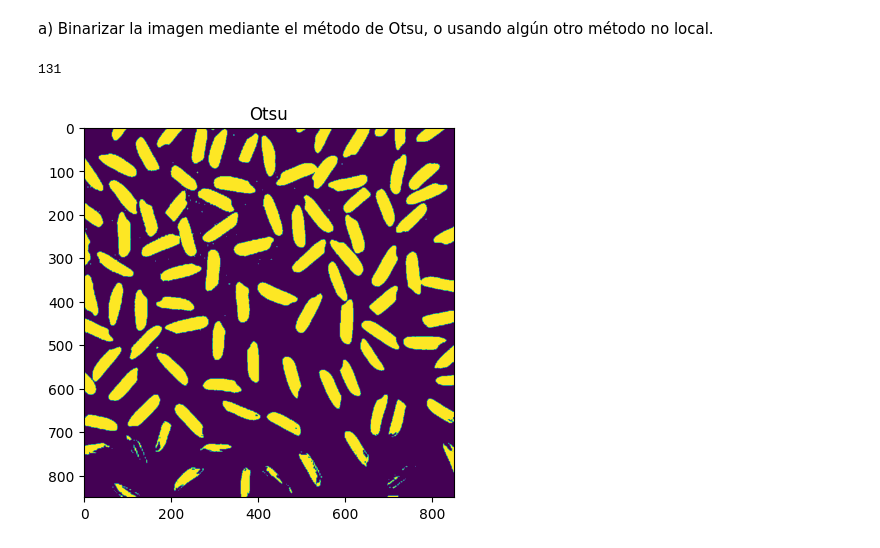
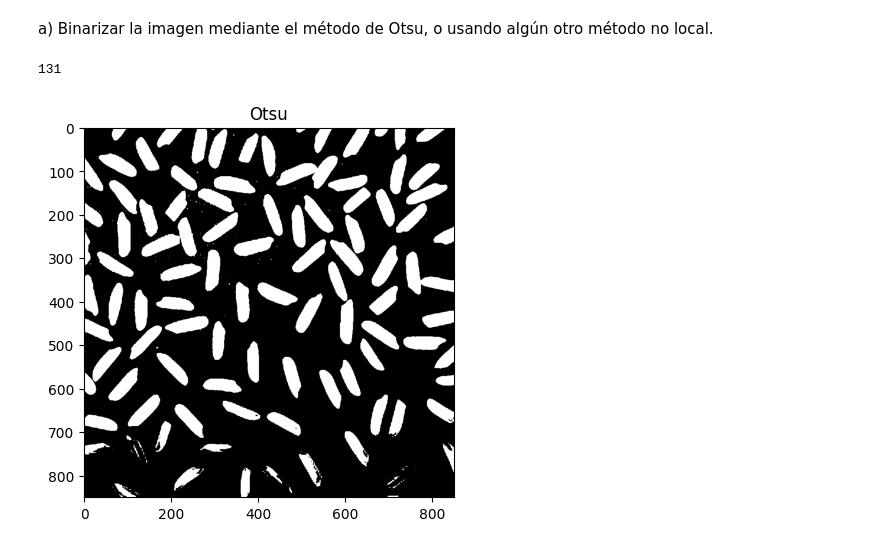
Before and after one commit to DiggsPapu/computer-vision-2, a Jupyter notebook: lab2.ipynb, the cells around one changed output. Drawn from its saved outputs; the diff is of its cells as text; code cells hidden in the pictures.

```diff
--- a/lab2.ipynb
+++ b/lab2.ipynb
@@ -14,19 +15,19 @@ from PIL import Image
  a) Binarizar la imagen mediante el método de Otsu, o usando algún otro método no local.
 # %%
 # Lectura imagen
-rice = plt.imread('rice.jpg')
+rice = plt.imread('photos/rice.jpg')
 rice = ski.color.rgb2gray(rice[:,:,:3])
 # Conversion imagen 8
 rice = (rice * 255).astype(np.uint8)
 # Obtencion del threshold de Otsu
 otsuTh = threshold_otsu(rice, 255)
 print(otsuTh)
 # Binarización de la imagen mediante Otsu
 riceWithTh = 255 * ( rice >= otsuTh ).astype(np.uint8)
 # Display de la imagen binarizada
 plt.title("Otsu")
-plt.imshow(riceWithTh, vmin=0, vmax=255)
+plt.imshow(riceWithTh, cmap='gray', vmin=0, vmax=255)
 plt.show()
 # %% [output]
 131
-[figure, old version]
+[figure, new version]
```
Also changed, not shown: parts of 5 cells of this notebook, 1 other file.
